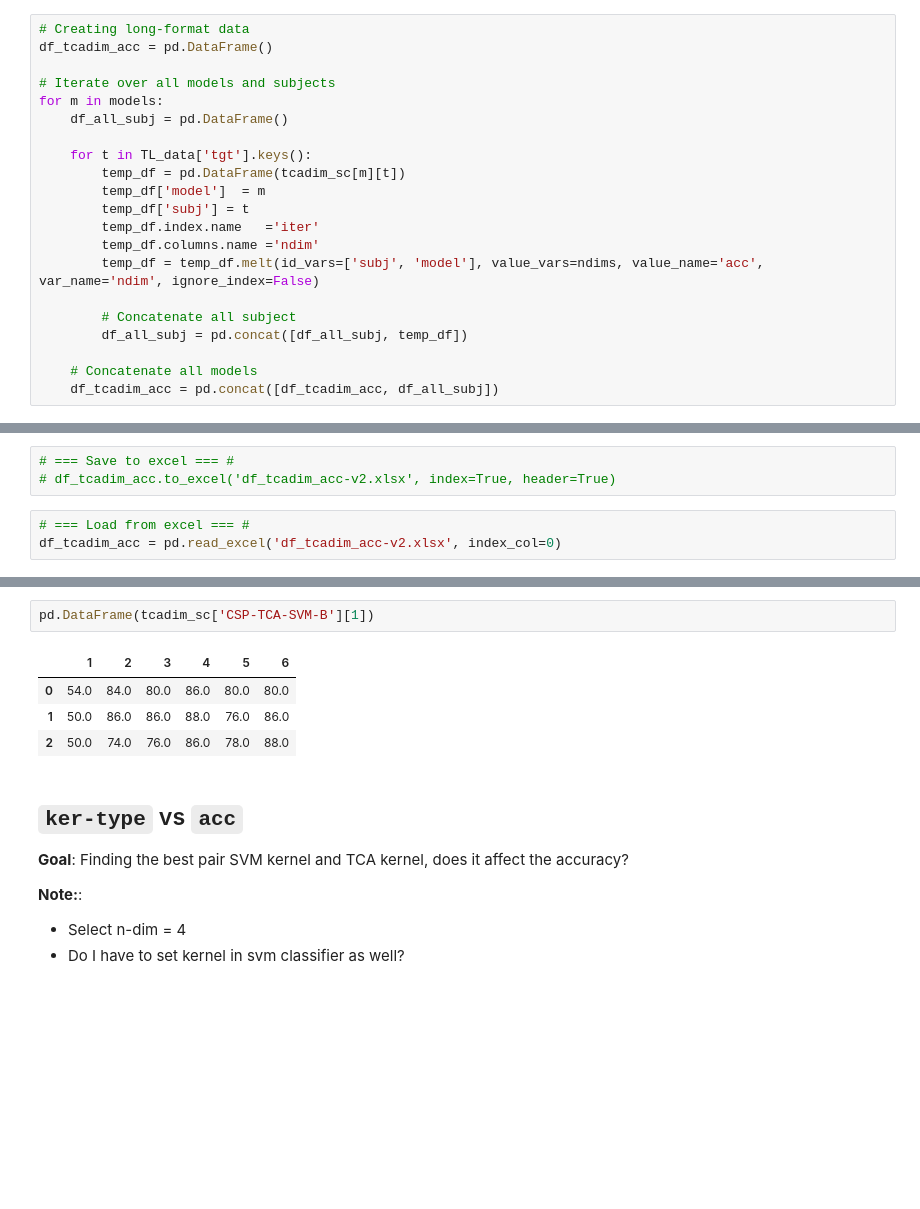
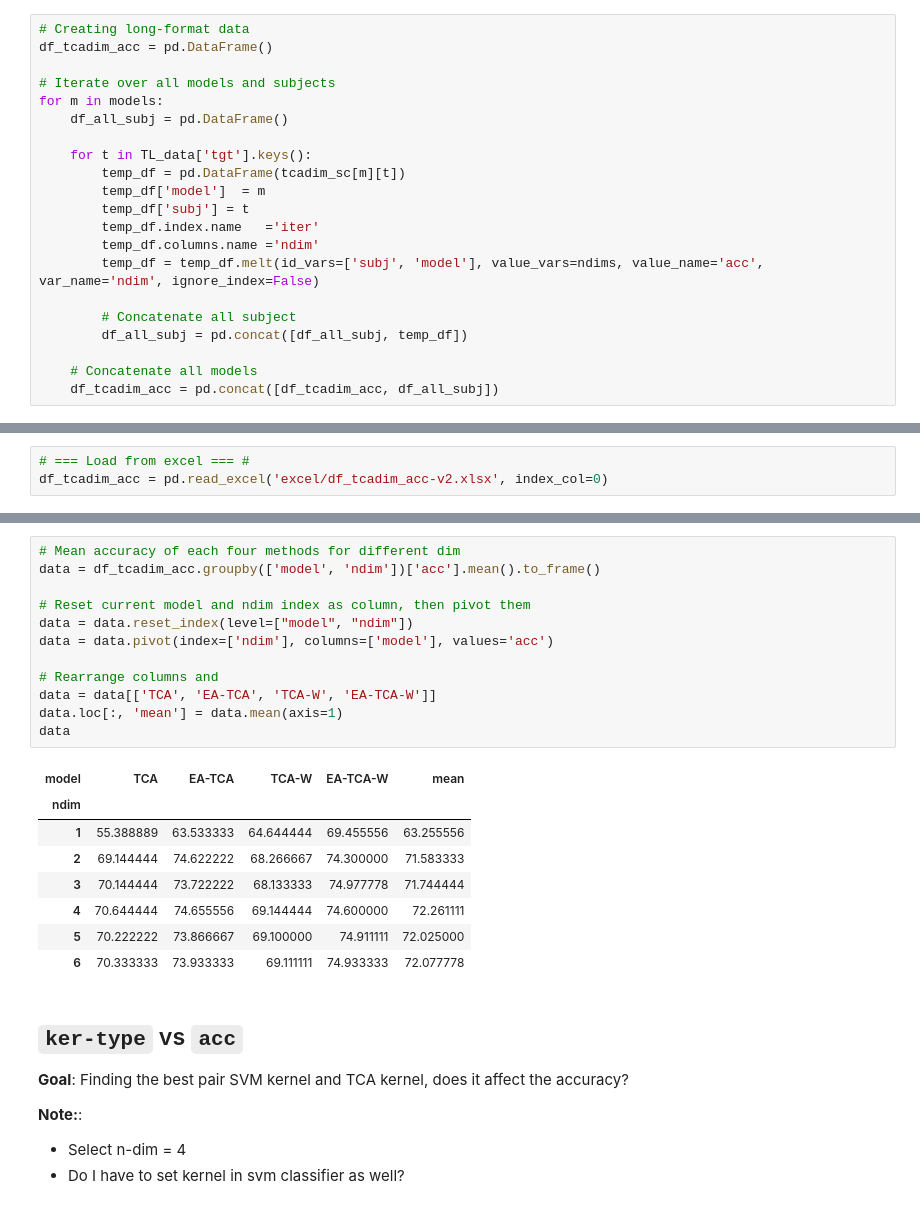
Before and after one commit to orvindemsy/ea-tca-mi-bci, a Jupyter notebook: main4.ipynb, the cells around one changed output, grey strips where cells are left out. Drawn from its saved outputs; the diff is of its cells as text; blank space fills up the shorter version.

Commit message:
clean until ndim vs acc

```diff
--- a/main4.ipynb
+++ b/main4.ipynb
@@ -1167,6 +1175,3 @@ for m in models:
 # %%
-# === Save to excel === #
-# df_tcadim_acc.to_excel('df_tcadim_acc-v2.xlsx', index=True, header=True)
+# === Load from excel === #
+df_tcadim_acc = pd.read_excel('excel/df_tcadim_acc-v2.xlsx', index_col=0)
-# %%
-# === Load from excel === #
-df_tcadim_acc = pd.read_excel('df_tcadim_acc-v2.xlsx', index_col=0)
@@ -1292,10 +1178,24 @@ plt.show()
-# %%
-pd.DataFrame(tcadim_sc['CSP-TCA-SVM-B'][1])
-# %% [output]
-|  | 1 | 2 | 3 | 4 | 5 | 6 |
-| 0 | 54.0 | 84.0 | 80.0 | 86.0 | 80.0 | 80.0 |
-| 1 | 50.0 | 86.0 | 86.0 | 88.0 | 76.0 | 86.0 |
-| 2 | 50.0 | 74.0 | 76.0 | 86.0 | 78.0 | 88.0 |
+# %%
+# Mean accuracy of each four methods for different dim
+data = df_tcadim_acc.groupby(['model', 'ndim'])['acc'].mean().to_frame()
+
+# Reset current model and ndim index as column, then pivot them
+data = data.reset_index(level=["model", "ndim"])
+data = data.pivot(index=['ndim'], columns=['model'], values='acc')
+
+# Rearrange columns and
+data = data[['TCA', 'EA-TCA', 'TCA-W', 'EA-TCA-W']]
+data.loc[:, 'mean'] = data.mean(axis=1)
+data
+# %% [output]
+| model | TCA | EA-TCA | TCA-W | EA-TCA-W | mean |
+| ndim |  |  |  |  |  |
+| 1 | 55.388889 | 63.533333 | 64.644444 | 69.455556 | 63.255556 |
+| 2 | 69.144444 | 74.622222 | 68.266667 | 74.300000 | 71.583333 |
+| 3 | 70.144444 | 73.722222 | 68.133333 | 74.977778 | 71.744444 |
+| 4 | 70.644444 | 74.655556 | 69.144444 | 74.600000 | 72.261111 |
+| 5 | 70.222222 | 73.866667 | 69.100000 | 74.911111 | 72.025000 |
+| 6 | 70.333333 | 73.933333 | 69.111111 | 74.933333 | 72.077778 |
 # %% [markdown]
 ## `ker-type` vs `acc`
 **Goal**: Finding the best pair SVM kernel and TCA kernel, does it affect the accuracy?
```
Also changed, not shown: parts of 12 cells of this notebook, 1 other file.
